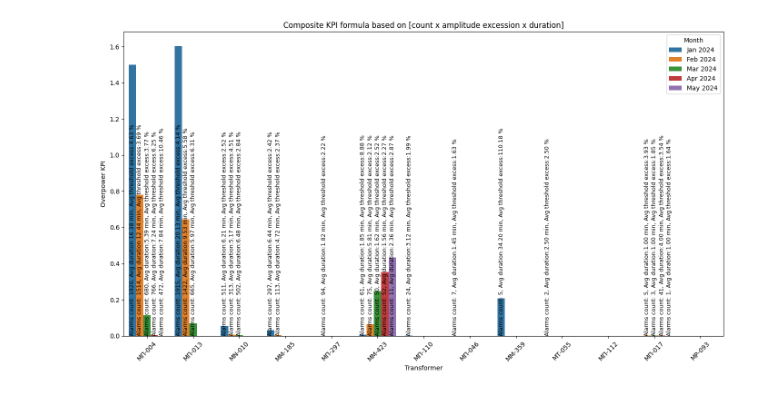
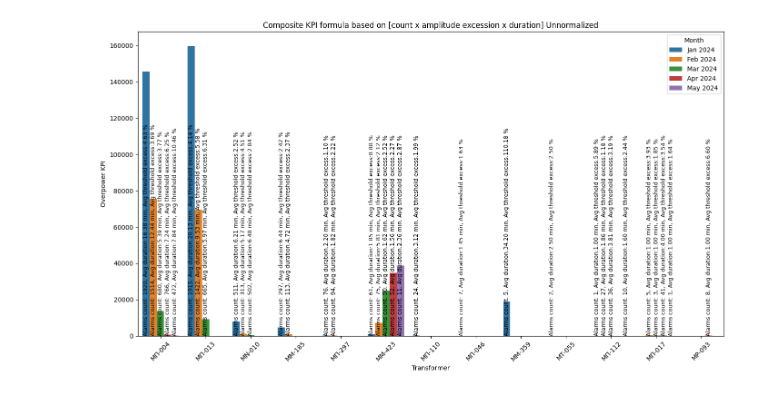
Before and after one commit to AimiliaPapagiannaki/thingsboard, a Jupyter notebook: mi6/HEDNOKPIs/convolutedKPIs/plotKPIs.ipynb, the cells around one changed output. Cells and saved outputs as stored; diff of their text form; code cells hidden in the pictures.

Commit message:
Multiple analysis and plotting

```diff
--- a/mi6/HEDNOKPIs/convolutedKPIs/plotKPIs.ipynb
+++ b/mi6/HEDNOKPIs/convolutedKPIs/plotKPIs.ipynb
@@ -48,6 +48,6 @@ for col in ['Nr. of power alarms','Avg duration of power alarms (minutes)','Avg
     df['norm_'+col]=(df[col] - df[col].min()) / (df[col].max() - df[col].min())
 weights = [1, 1, 1]
 
-df['Overpower KPI'] = 100*weights[0]*df['norm_Nr. of power alarms']*weights[1]*df['norm_Avg % of exceeding threshold']*weights[2]*df['norm_Avg duration of power alarms (minutes)']
+# df['Overpower KPI'] = 100*weights[0]*df['norm_Nr. of power alarms']*weights[1]*df['norm_Avg % of exceeding threshold']*weights[2]*df['norm_Avg duration of power alarms (minutes)']
+df['Overpower KPI'] = weights[0]*df['Nr. of power alarms']*weights[1]*df['Avg % of exceeding threshold']*weights[2]*df['Avg duration of power alarms (minutes)']
 df = df.round({'Overpower KPI':2})
-df
@@ -72,3 +54,15 @@ df
+# %%
+# Get the minimum and maximum values of the column
+col_min = df['Overpower KPI'].min()
+col_max = df['Overpower KPI'].max()
+
+# Define the desired range
+desired_min = 0.1
+desired_max = 100
+
+# Normalize the column to the range [0.1, 100]
+df['normalized_column'] = desired_min + (df['Overpower KPI'] - col_min) * (desired_max - desired_min) / (col_max - col_min)
+df['Overpower KPI'] = df['normalized_column']
 # %%
 # 2D plot
 
@@ -80,37 +74,37 @@ barplot  = sns.barplot(data=df, x='Transformer', y='Overpower KPI', hue='month')
 plt.xlabel('Transformer')
 plt.ylabel('Overpower KPI')
 # plt.title('Composite KPI based on count/amplitude excession/duration with weights '+str(weights[0])+' / '+str(weights[1])+' / '+str(weights[2]))
-plt.title('Composite KPI formula based on [count x amplitude excession x duration]')
+plt.title('Composite KPI formula based on [count x amplitude excession x duration] Unnormalized')
 plt.xticks(rotation=45)
 plt.legend(title='Month')
 plt.tight_layout()
 for p in barplot.patches:
     height = p.get_height()
     if height > 0:  # Only annotate bars with a height greater than 0
         # Get the index of the bar in the plot
         bar_index = barplot.patches.index(p)
 
         # Find the corresponding row in the DataFrame
         row = df.iloc[bar_index]
 
         # Extract the values for the annotation
         nr_power_alarms = row['Nr. of power alarms']
         avg_duration = row['Avg duration of power alarms (minutes)']
         avg_excess = row['Avg % of exceeding threshold']
         # Create the annotation label
         label = f'Alarms count: {nr_power_alarms}, Avg duration:{avg_duration:.2f} min, Avg threshold excess:{avg_excess:.2f} %'
 
         # Annotate the bar
         barplot.text(p.get_x() + p.get_width() / 2., 0,
                      label, ha='center', va='bottom', rotation=90, fontsize=9, color='black')
 
         # barplot.text(p.get_x() + p.get_width() / 2., height / 2,
         #              label, ha='center', va='center', rotation=90, fontsize=9, color='white')
 
-plt.savefig('groupedPowerKPI_product_labels.png', dpi=300)
+plt.savefig('groupedPowerKPI_unnormalized_product_labels.png', dpi=300)
 # Show the plot
 plt.show()
 # %% [output]
-[figure, old version]
+[figure, new version]
 # %%
 df.to_excel('aggregated_normalized.xlsx', index=False)
```
Also changed, not shown: parts of 1 cell of this notebook, 2 other files.
